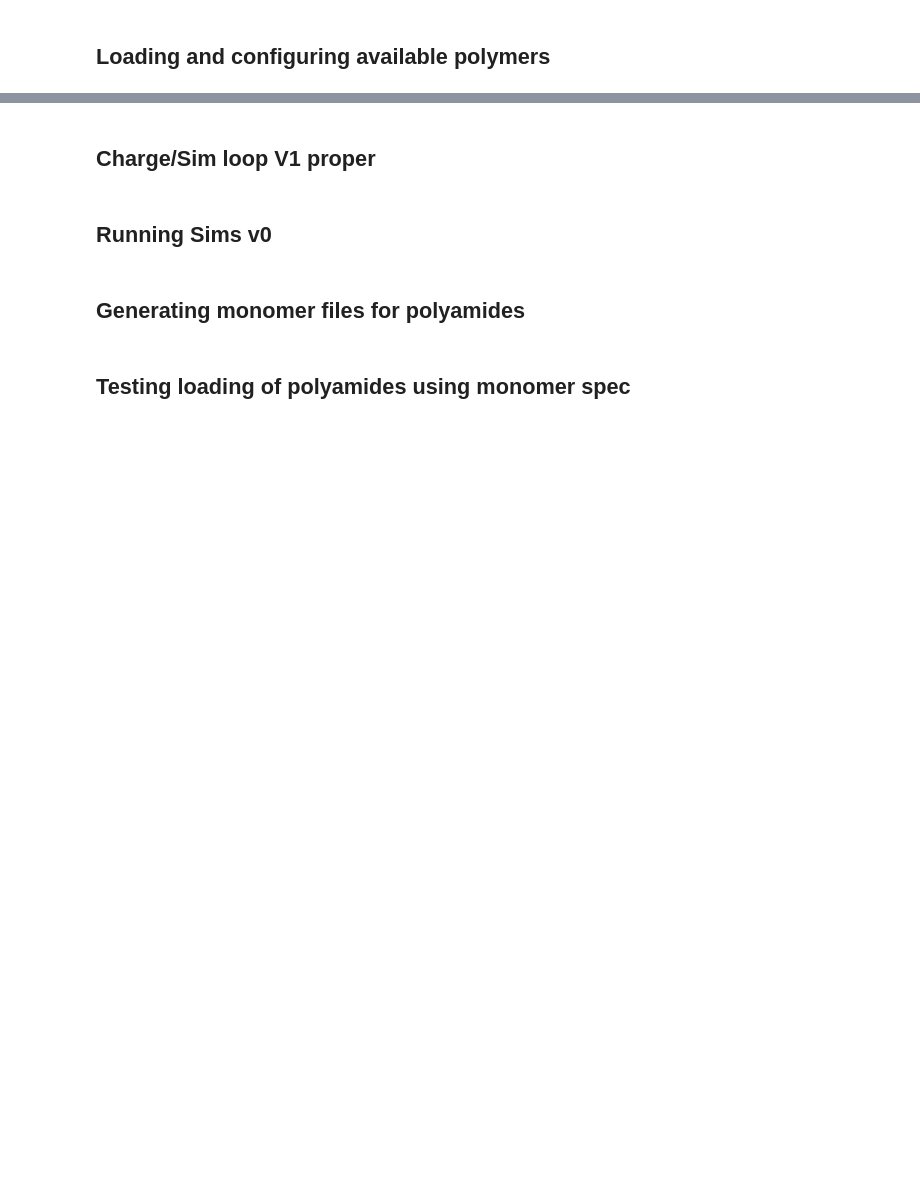
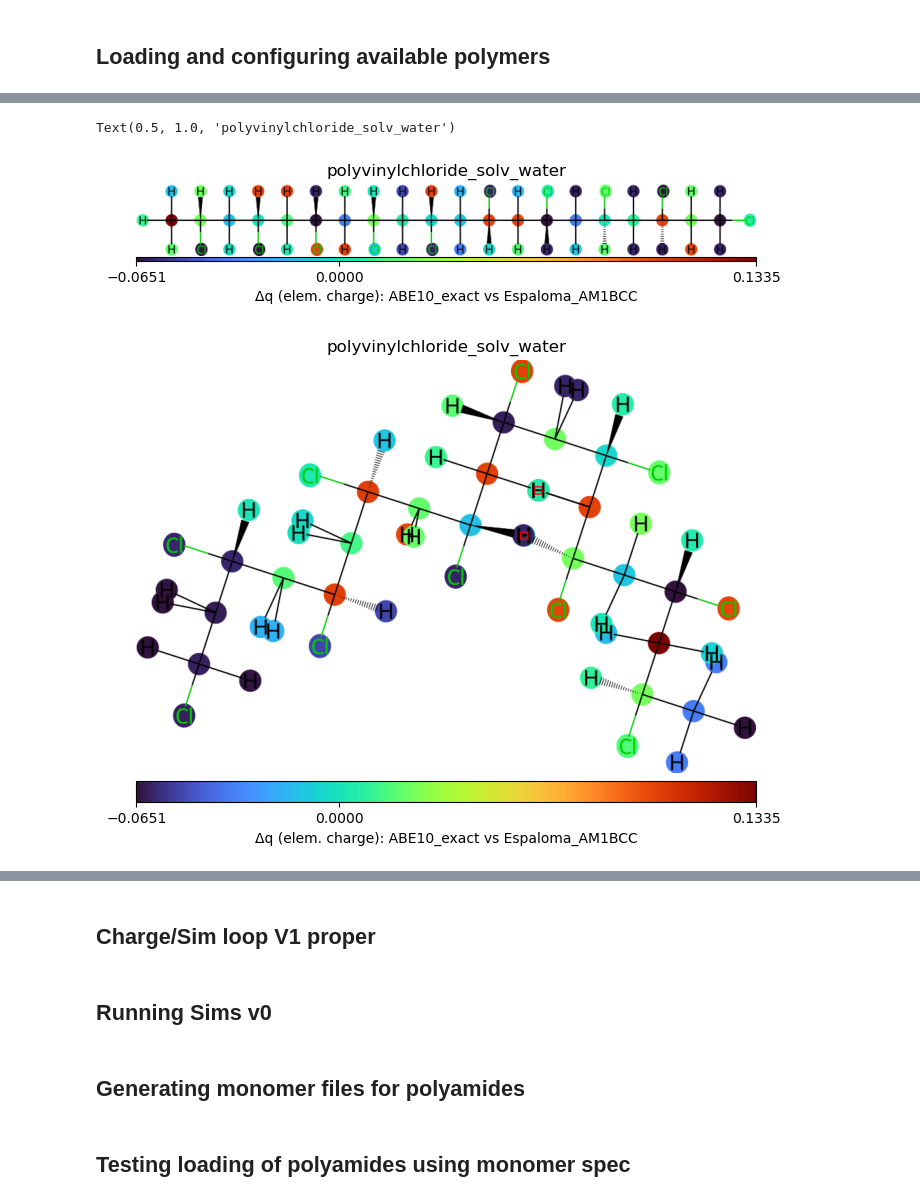
Before and after one commit to timbernat/polymer_workspace, a Jupyter notebook: polymer_dev_tests.ipynb, the cells around one changed output, grey strips where cells are left out. Saved outputs shown, nothing was run; the diff lists cells and outputs as text; code cells hidden in the pictures; blank space fills up the shorter version.

```diff
--- a/polymer_dev_tests.ipynb
+++ b/polymer_dev_tests.ipynb
@@ -119,0 +165,12 @@ print([i for i in mgr.mol_dirs.keys()], '\n', mgr.all_completed_sims)
+# %%
+pdir = mgr.mol_dirs['polyvinylchloride_solv_water']
+
+fig1, ax1 = pdir.compare_charges('ABE10_exact', 'Espaloma_AM1BCC', cmap=plt.get_cmap('turbo'), converter=molutils.RDCONVERTER_REGISTRY['InChI'])
+fig2, ax2 = pdir.compare_charges('ABE10_exact', 'Espaloma_AM1BCC', cmap=plt.get_cmap('turbo'), converter=molutils.RDCONVERTER_REGISTRY['SMARTS'])
+
+ax1.set_title(pdir.mol_name)
+ax2.set_title(pdir.mol_name)
+# %% [output]
+Text(0.5, 1.0, 'polyvinylchloride_solv_water')
+[figure, added]
+[figure, added]
```
Also changed, not shown: parts of 9 cells of this notebook.
